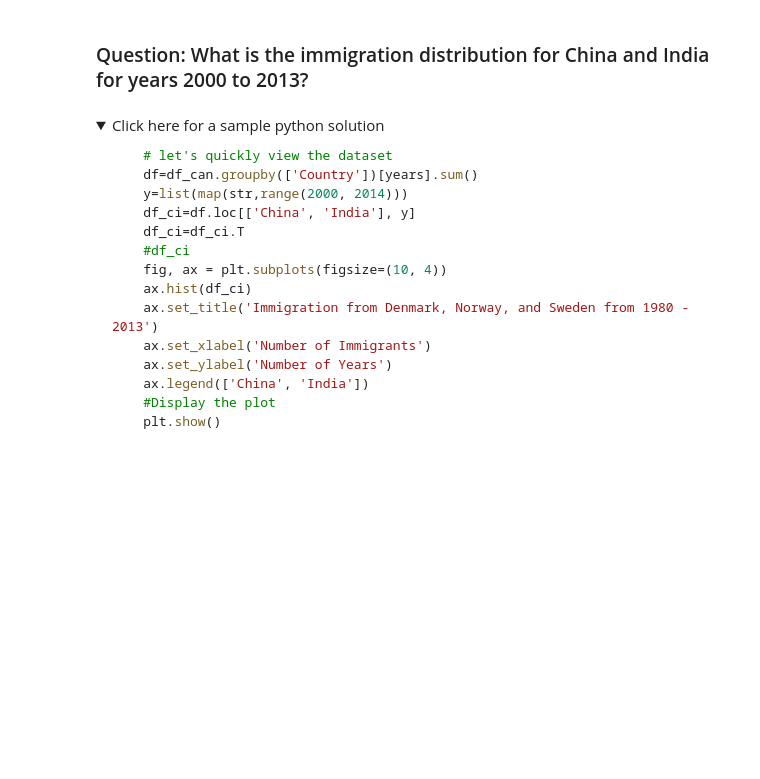
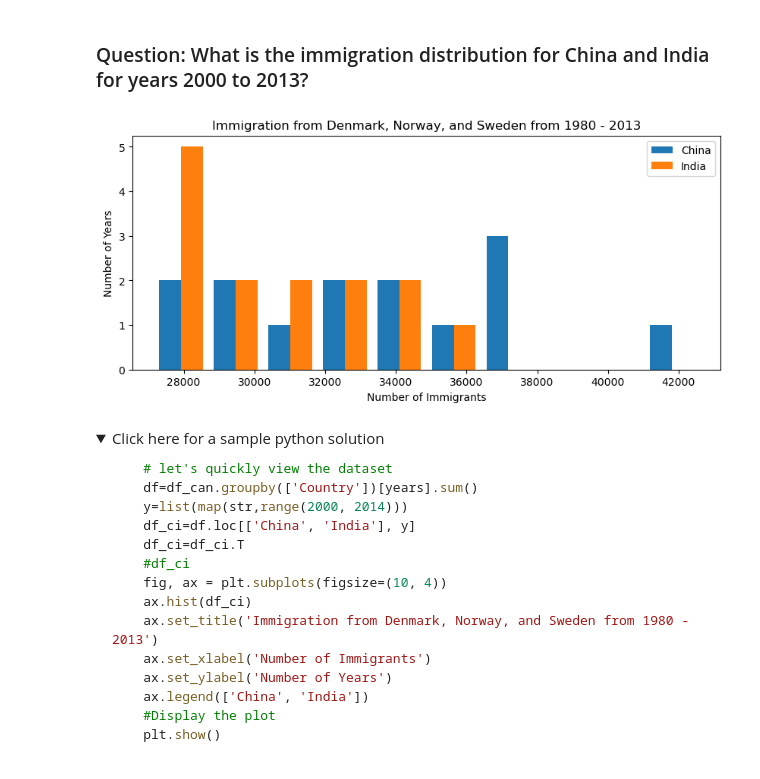
Before and after one commit to EIDSTER/coursera, a Jupyter notebook: DV0101EN-Exercise-Plotting-directly-with-Matplotlib.jupyterlite.ipynb, the cells around one changed output. Cells and saved outputs as stored; diff of their text form; code cells hidden in the pictures; folded sections open; blank space fills up the shorter version.

```diff
--- a/DV0101EN-Exercise-Plotting-directly-with-Matplotlib.jupyterlite.ipynb
+++ b/DV0101EN-Exercise-Plotting-directly-with-Matplotlib.jupyterlite.ipynb
@@ -435,5 +549,22 @@ plt.show()
 # %% [markdown]
 ### Question: What is the immigration distribution for China and India for years 2000 to 2013?
+# %%
+# let's quickly view the dataset
+df=df_can.groupby(['Country'])[years].sum()
+y=list(map(str,range(2000, 2014)))
+df_ci=df.loc[['China', 'India'], y]
+df_ci=df_ci.T
+#df_ci
+fig, ax = plt.subplots(figsize=(10, 4))
+ax.hist(df_ci)
+ax.set_title('Immigration from Denmark, Norway, and Sweden from 1980 - 2013')
+ax.set_xlabel('Number of Immigrants')
+ax.set_ylabel('Number of Years')
+ax.legend(['China', 'India'])
+#Display the plot
+plt.show()
+# %% [output]
+[figure, added]
 # %% [markdown]
 <details><summary>Click here for a sample python solution</summary>
 
```
Also changed, not shown: parts of 27 cells of this notebook.
